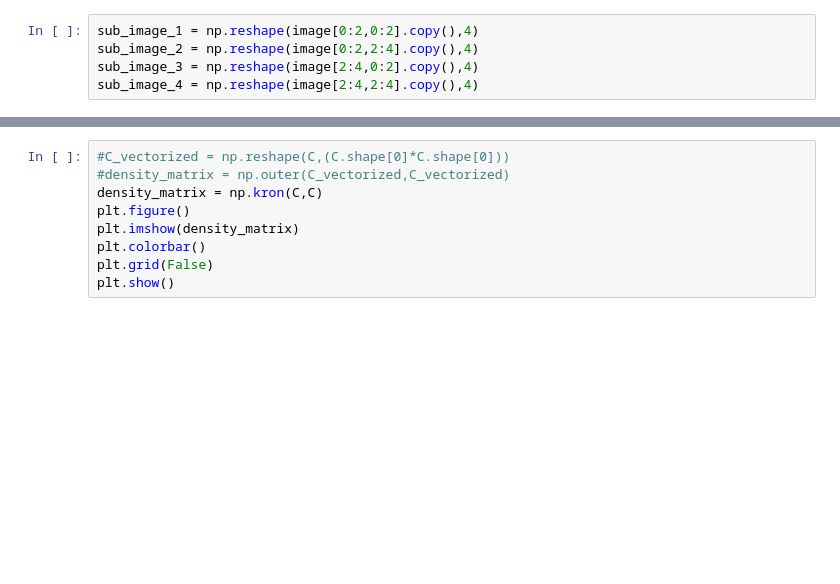
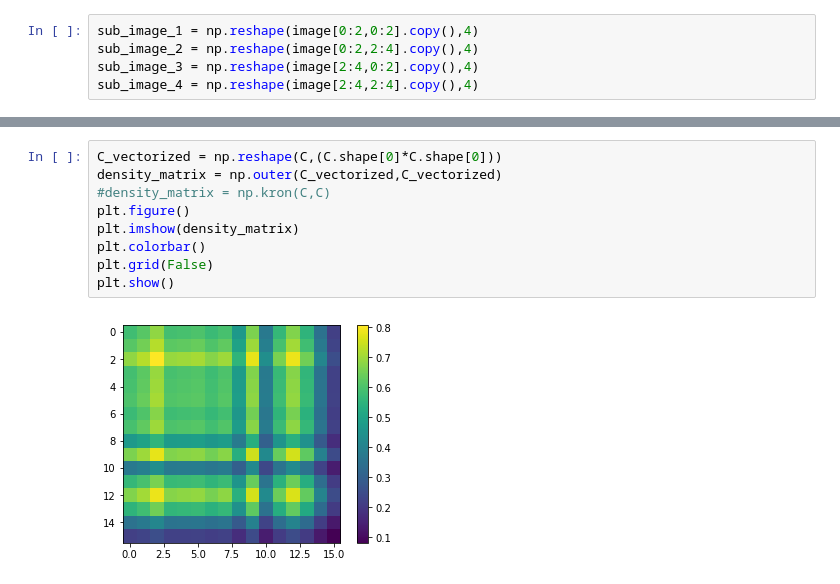
Before and after one commit to kryogenica/Image-compression-using-Matrix-Product-States, a Jupyter notebook: Image_compression.ipynb, the cells around one changed output, grey strips where cells are left out. Cells and saved outputs as stored; diff of their text form; blank space fills up the shorter version.

```diff
--- a/Image_compression.ipynb
+++ b/Image_compression.ipynb
@@ -50,9 +87,11 @@ plt.show()
 # %%
-#C_vectorized = np.reshape(C,(C.shape[0]*C.shape[0]))
-#density_matrix = np.outer(C_vectorized,C_vectorized)
-density_matrix = np.kron(C,C)
+C_vectorized = np.reshape(C,(C.shape[0]*C.shape[0]))
+density_matrix = np.outer(C_vectorized,C_vectorized)
+#density_matrix = np.kron(C,C)
 plt.figure()
 plt.imshow(density_matrix)
 plt.colorbar()
 plt.grid(False)
 plt.show()
+# %% [output]
+[figure, added]
```
Also changed, not shown: parts of 13 cells of this notebook.
